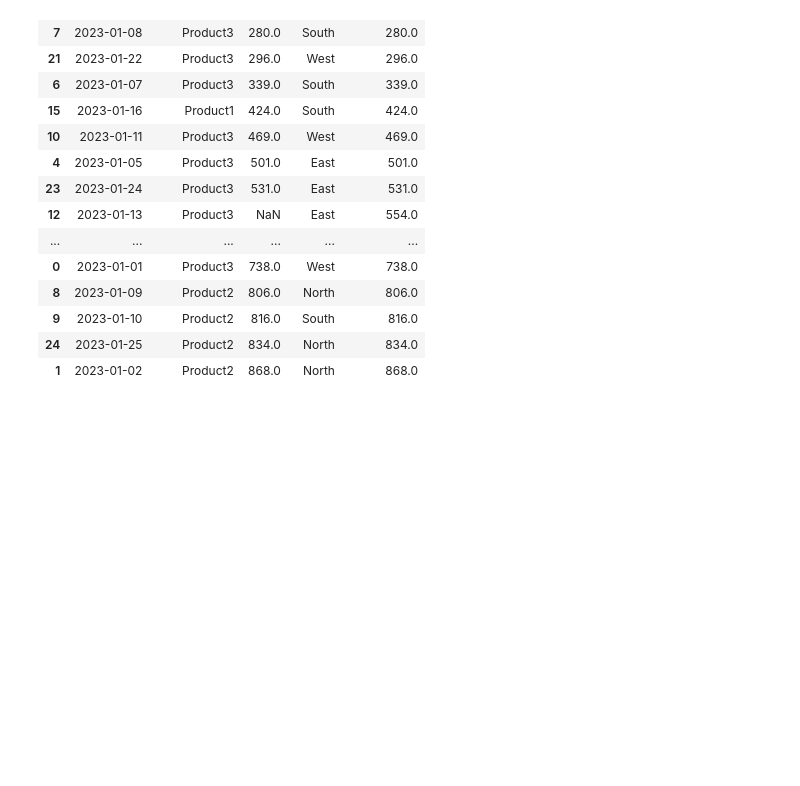
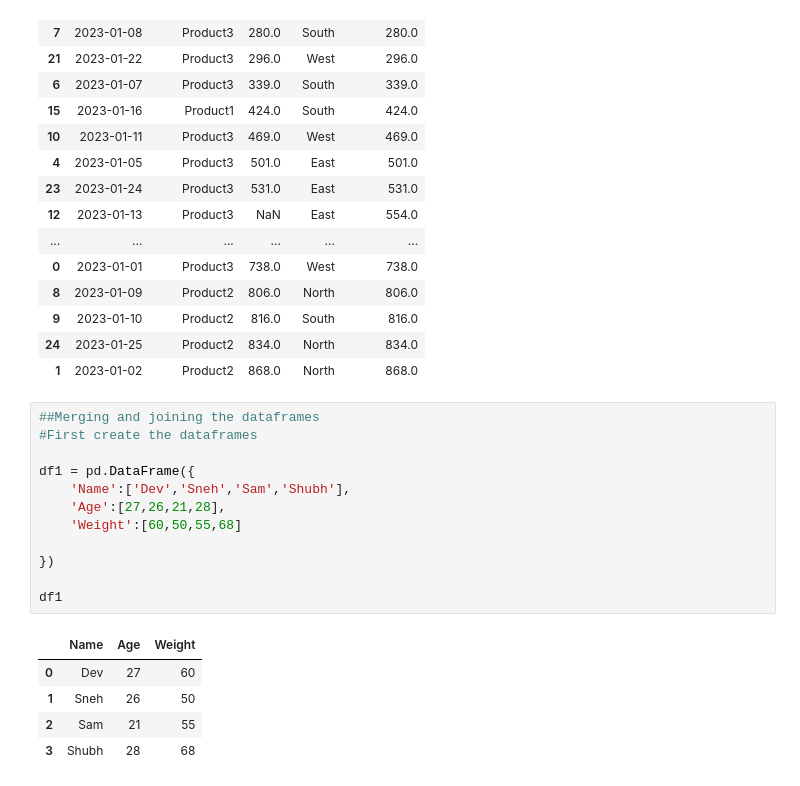
Before and after one commit to devanshmishraa/Data-Anaysis-With-Python-Krish-Naik, a Jupyter notebook: datamanipulation_sales1_data.ipynb, the cells around one changed output. Cells and saved outputs as stored; diff of their text form; blank space fills up the shorter version.

```diff
--- a/datamanipulation_sales1_data.ipynb
+++ b/datamanipulation_sales1_data.ipynb
@@ -297,3 +297,21 @@ df_sales_sorted
 | 9 | 2023-01-10 | Product2 | 816.0 | South | 816.0 |
 | 24 | 2023-01-25 | Product2 | 834.0 | North | 834.0 |
 | 1 | 2023-01-02 | Product2 | 868.0 | North | 868.0 |
+# %%
+##Merging and joining the dataframes
+#First create the dataframes
+
+df1 = pd.DataFrame({
+    'Name':['Dev','Sneh','Sam','Shubh'],
+    'Age':[27,26,21,28],
+    'Weight':[60,50,55,68]
+
+})
+
+df1
+# %% [output]
+|  | Name | Age | Weight |
+| 0 | Dev | 27 | 60 |
+| 1 | Sneh | 26 | 50 |
+| 2 | Sam | 21 | 55 |
+| 3 | Shubh | 28 | 68 |
```
Also changed, not shown: parts of 4 cells of this notebook.
